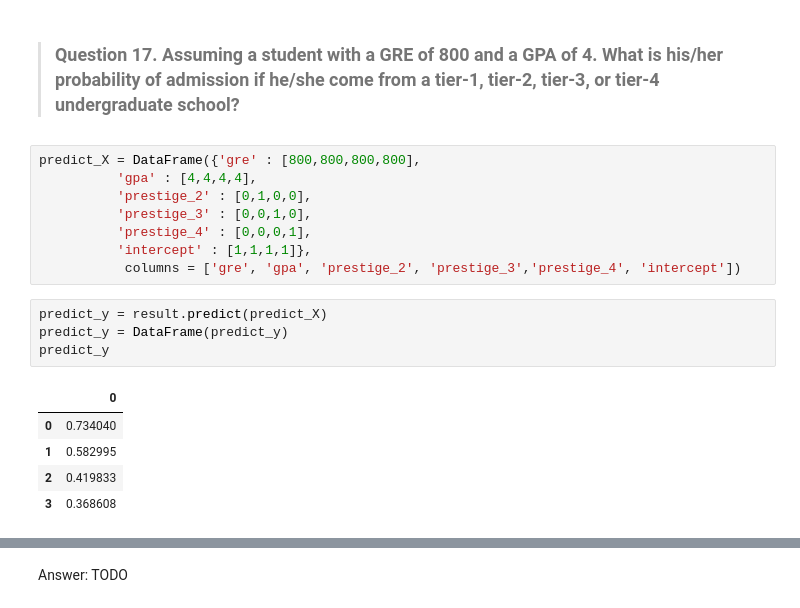
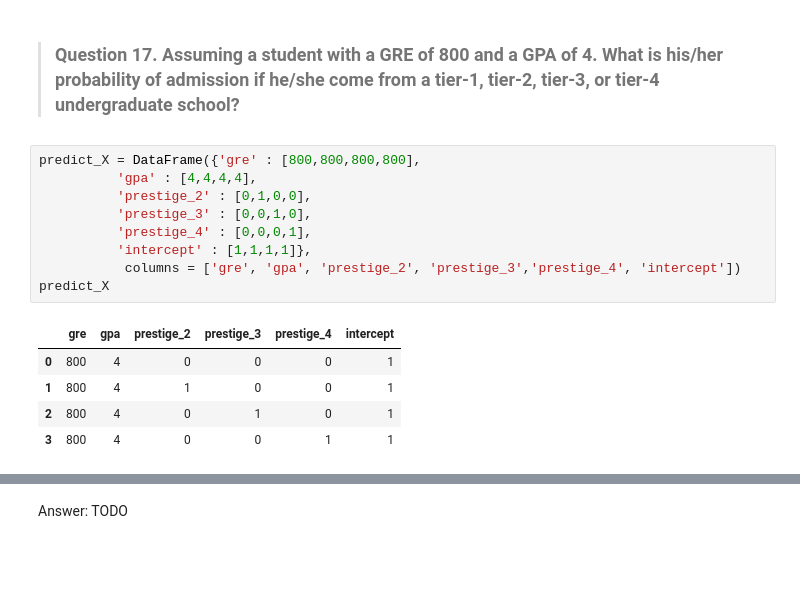
Before and after one commit to kiwiweiji/DS-SF-34, a Jupyter notebook: unit-project/3/notebooks/unit-project-3-starter-code-key- JI WEI.ipynb, the cells around one changed output, grey strips where cells are left out. Cells and saved outputs as stored; diff of their text form; blank space fills up the shorter version.

```diff
--- a/unit-project/3/notebooks/unit-project-3-starter-code-key- JI WEI.ipynb
+++ b/unit-project/3/notebooks/unit-project-3-starter-code-key- JI WEI.ipynb
@@ -288,18 +276,15 @@ We can expect the odds of being admitted to increase by about 218% if the gpa in
 # %%
 predict_X = DataFrame({'gre' : [800,800,800,800],
           'gpa' : [4,4,4,4],
           'prestige_2' : [0,1,0,0],
           'prestige_3' : [0,0,1,0],
           'prestige_4' : [0,0,0,1],
           'intercept' : [1,1,1,1]},
            columns = ['gre', 'gpa', 'prestige_2', 'prestige_3','prestige_4', 'intercept'])
+predict_X
+# %% [output]
+|  | gre | gpa | prestige_2 | prestige_3 | prestige_4 | intercept |
+| 0 | 800 | 4 | 0 | 0 | 0 | 1 |
+| 1 | 800 | 4 | 1 | 0 | 0 | 1 |
+| 2 | 800 | 4 | 0 | 1 | 0 | 1 |
+| 3 | 800 | 4 | 0 | 0 | 1 | 1 |
-# %%
-predict_y = result.predict(predict_X)
-predict_y = DataFrame(predict_y)
-predict_y
-# %% [output]
-|  | 0 |
-| 0 | 0.734040 |
-| 1 | 0.582995 |
-| 2 | 0.419833 |
-| 3 | 0.368608 |
```
Also changed, not shown: parts of 6 cells of this notebook, 1 other file.
